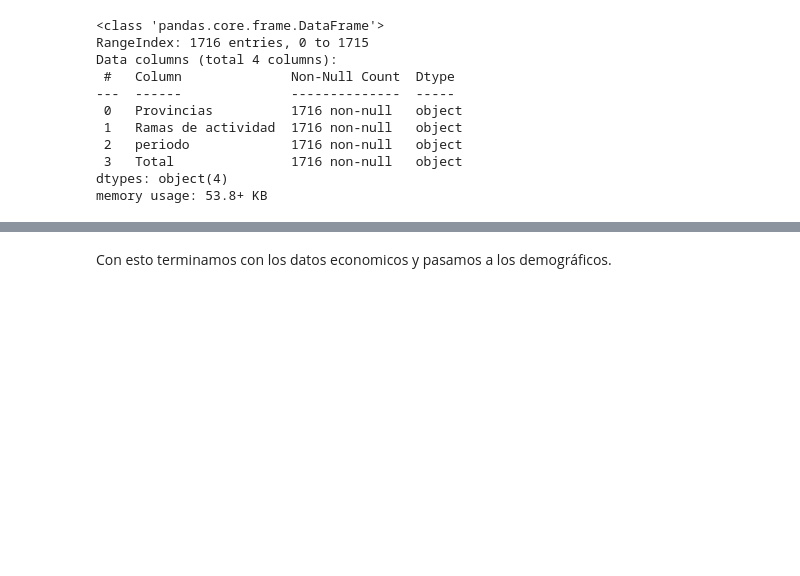
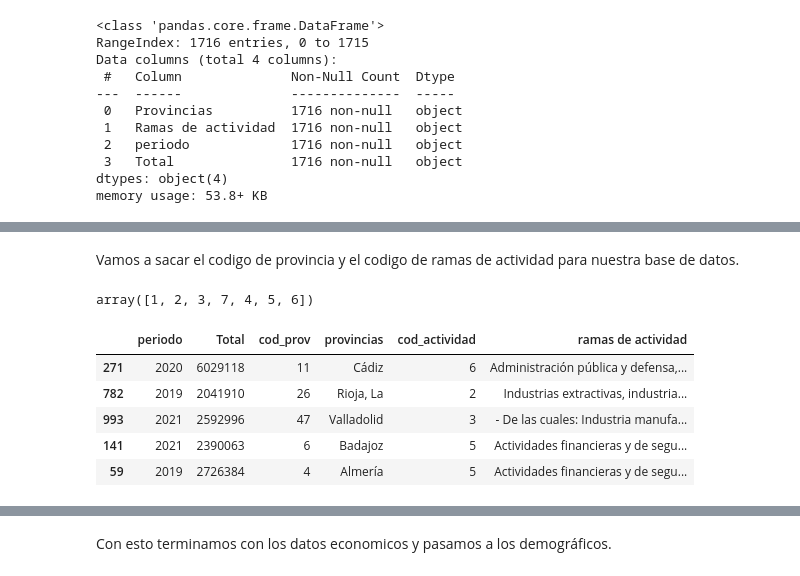
Before and after one commit to Rcm89/laboratorio-modulo5-leccion01-elt-extraccion, a Jupyter notebook: notebooks/03_limpieza_y_transformacion_de_datos.ipynb, the cells around one changed output, grey strips where cells are left out. Saved outputs shown, nothing was run; the diff lists cells and outputs as text; code cells hidden in the pictures; blank space fills up the shorter version.

Commit message:
preparando datos para insertar

```diff
--- a/notebooks/03_limpieza_y_transformacion_de_datos.ipynb
+++ b/notebooks/03_limpieza_y_transformacion_de_datos.ipynb
@@ -248,0 +264,31 @@ df_datos_economicos["periodo"]=df_datos_economicos["periodo"].str.replace("(P)",
+# %% [markdown]
+Vamos a sacar el codigo de provincia y el codigo de ramas de actividad para nuestra base de datos.
+# %%
+df_datos_economicos[["cod_prov", "provincias"]]= df_datos_economicos["Provincias"].str.split(" ", n=1, expand=True)
+df_datos_economicos[["cod_actividad", "ramas de actividad"]]= df_datos_economicos["Ramas de actividad"].str.split(".", n=1, expand=True)
+# %%
+df_datos_economicos.drop(columns="Provincias", inplace= True)
+df_datos_economicos.drop(columns="Ramas de actividad", inplace= True)
+# %%
+df_datos_economicos["cod_actividad"]=df_datos_economicos["cod_actividad"].str.replace("A", "1")
+df_datos_economicos["cod_actividad"]=df_datos_economicos["cod_actividad"].str.replace("B_E", "2")
+df_datos_economicos["cod_actividad"]=df_datos_economicos["cod_actividad"].str.replace("C", "3")
+df_datos_economicos["cod_actividad"]=df_datos_economicos["cod_actividad"].str.replace("G_J", "4")
+df_datos_economicos["cod_actividad"]=df_datos_economicos["cod_actividad"].str.replace("K_N", "5")
+df_datos_economicos["cod_actividad"]=df_datos_economicos["cod_actividad"].str.replace("O_U", "6")
+df_datos_economicos["cod_actividad"]=df_datos_economicos["cod_actividad"].str.replace("F", "7")
+# %%
+df_datos_economicos["cod_actividad"]=df_datos_economicos["cod_actividad"].astype(int)
+df_datos_economicos["cod_prov"]=df_datos_economicos["cod_prov"].astype(int)
+df_datos_economicos["cod_actividad"].unique()
+# %% [output]
+array([1, 2, 3, 7, 4, 5, 6])
+# %%
+df_datos_economicos.sample(5)
+# %% [output]
+|  | periodo | Total | cod_prov | provincias | cod_actividad | ramas de actividad |
+| 271 | 2020 | 6029118 | 11 | Cádiz | 6 | Administración pública y defensa,... |
+| 782 | 2019 | 2041910 | 26 | Rioja, La | 2 | Industrias extractivas, industria... |
+| 993 | 2021 | 2592996 | 47 | Valladolid | 3 | - De las cuales: Industria manufa... |
+| 141 | 2021 | 2390063 | 6 | Badajoz | 5 | Actividades financieras y de segu... |
+| 59 | 2019 | 2726384 | 4 | Almería | 5 | Actividades financieras y de segu... |
```
Also changed, not shown: parts of 6 cells of this notebook, 2 other files.
